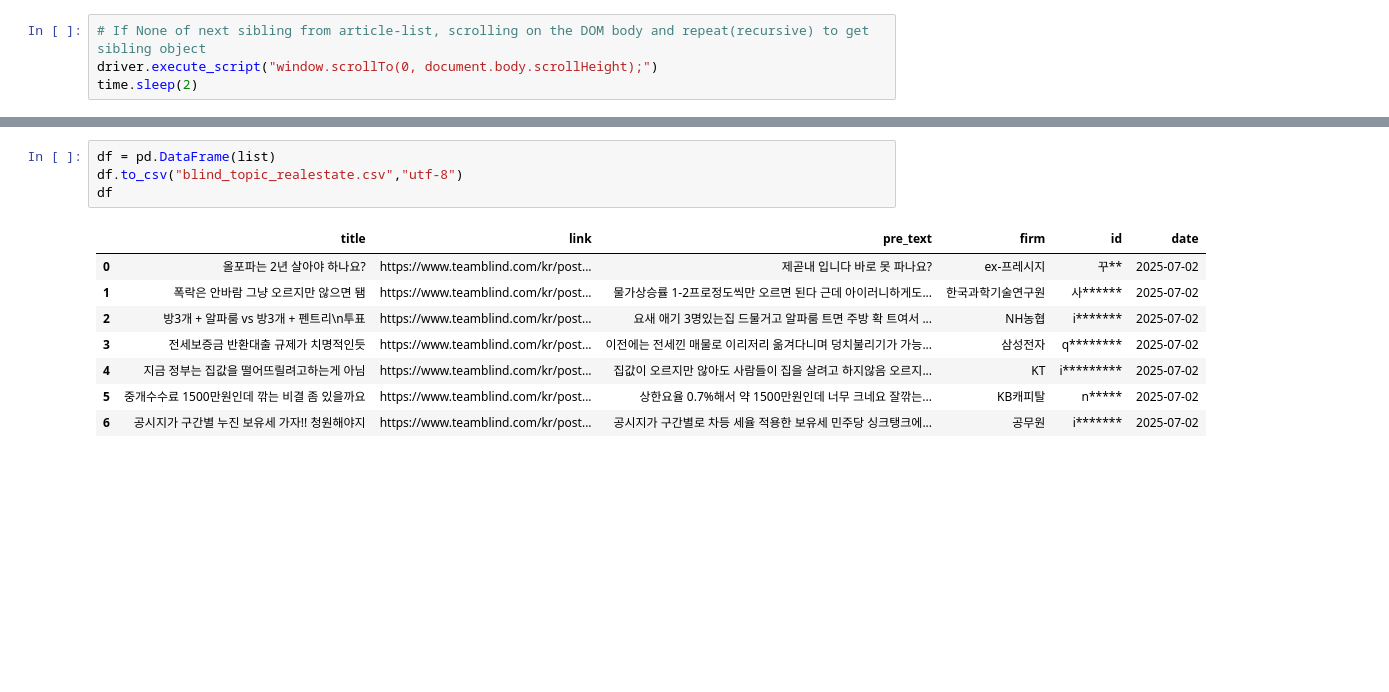
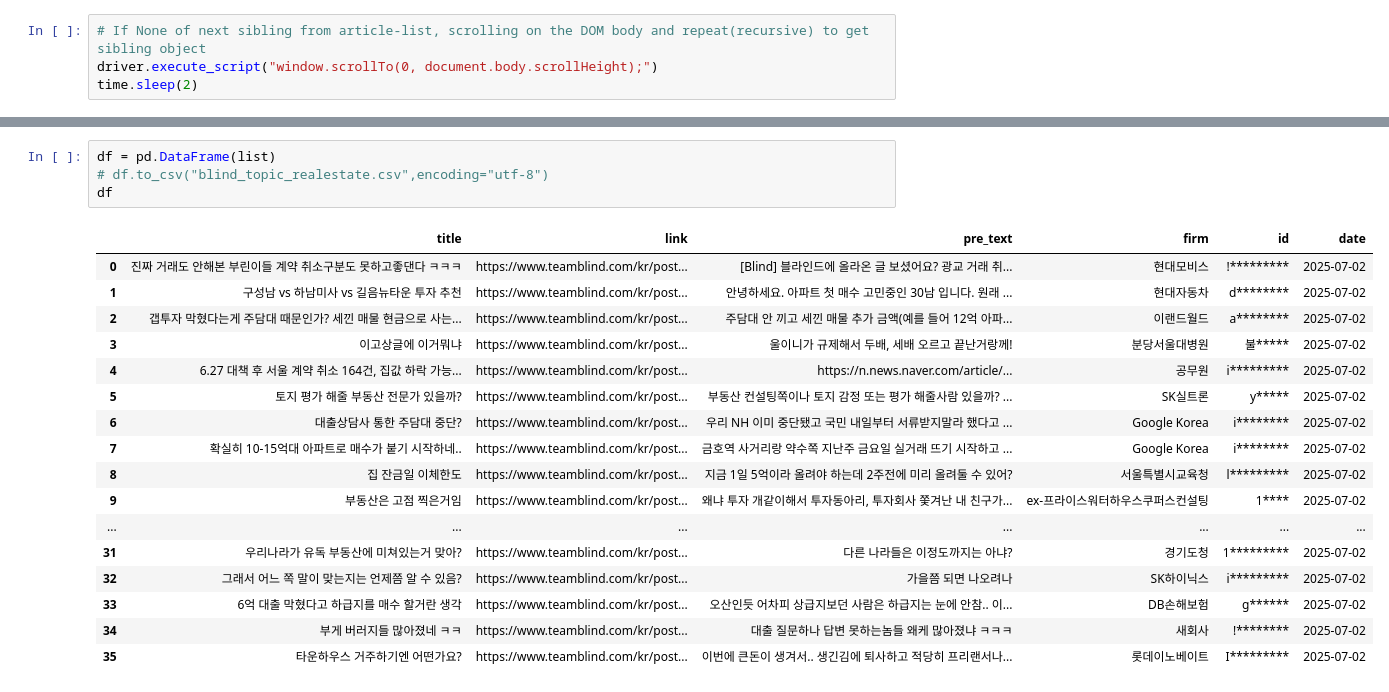
Before and after one commit to Blueraint/text_mining_basic, a Jupyter notebook: 과제1/hw1_crawl.ipynb, the cells around one changed output, grey strips where cells are left out. Drawn from its saved outputs; the diff is of its cells as text; blank space fills up the shorter version.

```diff
--- a/과제1/hw1_crawl.ipynb
+++ b/과제1/hw1_crawl.ipynb
@@ -401,14 +400,23 @@ Stacktrace:
 # %%
 df = pd.DataFrame(list)
-df.to_csv("blind_topic_realestate.csv","utf-8")
+# df.to_csv("blind_topic_realestate.csv",encoding="utf-8")
 df
 # %% [output]
 |  | title | link | pre_text | firm | id | date |
-| 0 | 올포파는 2년 살아야 하나요? | https://www.teamblind.com/kr/post... | 제곧내 입니다 바로 못 파나요? | ex-프레시지 | 꾸** | 2025-07-02 |
-| 1 | 폭락은 안바람 그냥 오르지만 않으면 됌 | https://www.teamblind.com/kr/post... | 물가상승률 1-2프로정도씩만 오르면 된다 근데 아이러니하게도... | 한국과학기술연구원 | 사****** | 2025-07-02 |
-| 2 | 방3개 + 알파룸 vs 방3개 + 펜트리\n투표 | https://www.teamblind.com/kr/post... | 요새 애기 3명있는집 드물거고 알파룸 트면 주방 확 트여서 ... | NH농협 | i******* | 2025-07-02 |
-| 3 | 전세보증금 반환대출 규제가 치명적인듯 | https://www.teamblind.com/kr/post... | 이전에는 전세낀 매물로 이리저리 옮겨다니며 덩치불리기가 가능... | 삼성전자 | q******** | 2025-07-02 |
-| 4 | 지금 정부는 집값을 떨어뜨릴려고하는게 아님 | https://www.teamblind.com/kr/post... | 집값이 오르지만 않아도 사람들이 집을 살려고 하지않음 오르지... | KT | i********* | 2025-07-02 |
-| 5 | 중개수수료 1500만원인데 깎는 비결 좀 있을까요 | https://www.teamblind.com/kr/post... | 상한요율 0.7%해서 약 1500만원인데 너무 크네요 잘깎는... | KB캐피탈 | n***** | 2025-07-02 |
-| 6 | 공시지가 구간별 누진 보유세 가자!! 청원해야지 | https://www.teamblind.com/kr/post... | 공시지가 구간별로 차등 세율 적용한 보유세 민주당 싱크탱크에... | 공무원 | i******* | 2025-07-02 |
+| 0 | 진짜 거래도 안해본 부린이들 계약 취소구분도 못하고좋댄다 ㅋㅋㅋ | https://www.teamblind.com/kr/post... | [Blind] 블라인드에 올라온 글 보셨어요? 광교 거래 취... | 현대모비스 | !********* | 2025-07-02 |
+| 1 | 구성남 vs 하남미사 vs 길음뉴타운 투자 추천 | https://www.teamblind.com/kr/post... | 안녕하세요. 아파트 첫 매수 고민중인 30남 입니다. 원래 ... | 현대자동차 | d******** | 2025-07-02 |
+| 2 | 갭투자 막혔다는게 주담대 때문인가? 세낀 매물 현금으로 사는... | https://www.teamblind.com/kr/post... | 주담대 안 끼고 세낀 매물 추가 금액(예를 들어 12억 아파... | 이랜드월드 | a******** | 2025-07-02 |
+| 3 | 이고상글에 이거뭐냐 | https://www.teamblind.com/kr/post... | 울이니가 규제해서 두배, 세배 오르고 끝난거랑께! | 분당서울대병원 | 불***** | 2025-07-02 |
+| 4 | 6.27 대책 후 서울 계약 취소 164건, 집값 하락 가능... | https://www.teamblind.com/kr/post... | https://n.news.naver.com/article/... | 공무원 | i********* | 2025-07-02 |
+| 5 | 토지 평가 해줄 부동산 전문가 있을까? | https://www.teamblind.com/kr/post... | 부동산 컨설팅쪽이나 토지 감정 또는 평가 해줄사람 있을까? ... | SK실트론 | y***** | 2025-07-02 |
+| 6 | 대출상담사 통한 주담대 중단? | https://www.teamblind.com/kr/post... | 우리 NH 이미 중단됐고 국민 내일부터 서류받지말라 했다고 ... | Google Korea | i******** | 2025-07-02 |
+| 7 | 확실히 10-15억대 아파트로 매수가 붙기 시작하네.. | https://www.teamblind.com/kr/post... | 금호역 사거리랑 약수쪽 지난주 금요일 실거래 뜨기 시작하고 ... | Google Korea | i******** | 2025-07-02 |
+| 8 | 집 잔금일 이체한도 | https://www.teamblind.com/kr/post... | 지금 1일 5억이라 올려야 하는데 2주전에 미리 올려둘 수 있어? | 서울특별시교육청 | l********* | 2025-07-02 |
+| 9 | 부동산은 고점 찍은거임 | https://www.teamblind.com/kr/post... | 왜냐 투자 개같이해서 투자동아리, 투자회사 쫓겨난 내 친구가... | ex-프라이스워터하우스쿠퍼스컨설팅 | 1**** | 2025-07-02 |
+| ... | ... | ... | ... | ... | ... | ... |
+| 31 | 우리나라가 유독 부동산에 미쳐있는거 맞아? | https://www.teamblind.com/kr/post... | 다른 나라들은 이정도까지는 아냐? | 경기도청 | 1********* | 2025-07-02 |
+| 32 | 그래서 어느 쪽 말이 맞는지는 언제쯤 알 수 있음? | https://www.teamblind.com/kr/post... | 가을쯤 되면 나오려나 | SK하이닉스 | i********* | 2025-07-02 |
+| 33 | 6억 대출 막혔다고 하급지를 매수 할거란 생각 | https://www.teamblind.com/kr/post... | 오산인듯 어차피 상급지보던 사람은 하급지는 눈에 안참.. 이... | DB손해보험 | g****** | 2025-07-02 |
+| 34 | 부게 버러지들 많아졌네 ㅋㅋ | https://www.teamblind.com/kr/post... | 대출 질문하나 답변 못하는놈들 왜케 많아졌냐 ㅋㅋㅋ | 새회사 | !******** | 2025-07-02 |
+| 35 | 타운하우스 거주하기엔 어떤가요? | https://www.teamblind.com/kr/post... | 이번에 큰돈이 생겨서.. 생긴김에 퇴사하고 적당히 프리랜서나... | 롯데이노베이트 | I********* | 2025-07-02 |
 # %%
```
Also changed, not shown: parts of 10 cells of this notebook, 2 other files.
